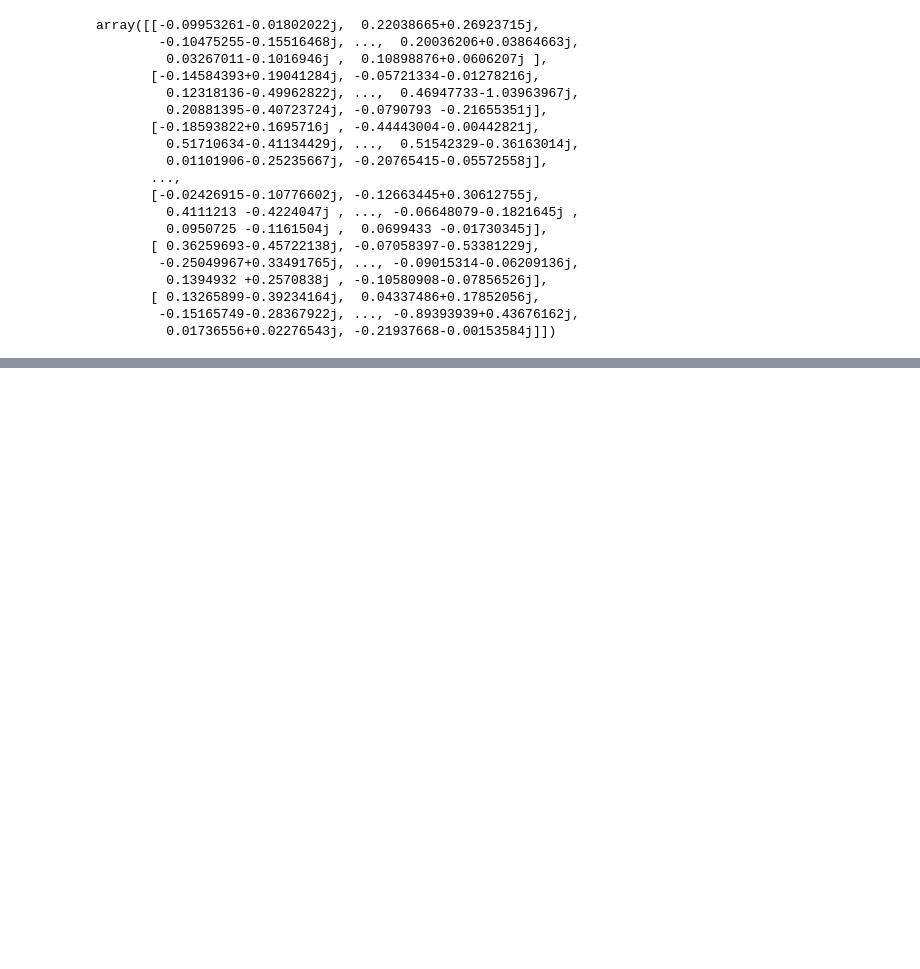
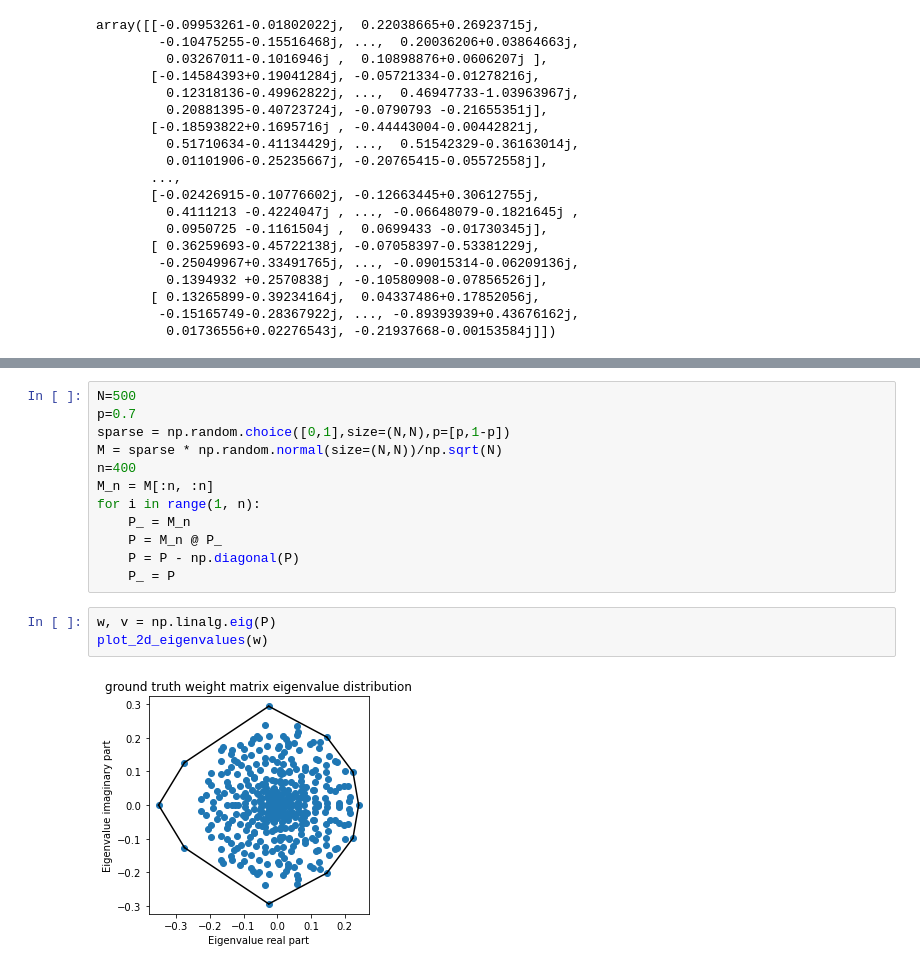
Before and after one commit to tongliang11/hidden-neuron-simulation, a Jupyter notebook: src/figures.ipynb, the cells around one changed output, grey strips where cells are left out. Drawn from its saved outputs; the diff is of its cells as text; blank space fills up the shorter version.

```diff
--- a/src/figures.ipynb
+++ b/src/figures.ipynb
@@ -804,0 +900,17 @@ array([[-0.09953261-0.01802022j,  0.22038665+0.26923715j,
+# %%
+N=500
+p=0.7
+sparse = np.random.choice([0,1],size=(N,N),p=[p,1-p])
+M = sparse * np.random.normal(size=(N,N))/np.sqrt(N)
+n=400
+M_n = M[:n, :n]
+for i in range(1, n):
+    P_ = M_n
+    P = M_n @ P_
+    P = P - np.diagonal(P)
+    P_ = P
+# %%
+w, v = np.linalg.eig(P)
+plot_2d_eigenvalues(w)
+# %% [output]
+[figure, added]
```
Also changed, not shown: parts of 6 cells of this notebook, 3 other files.
